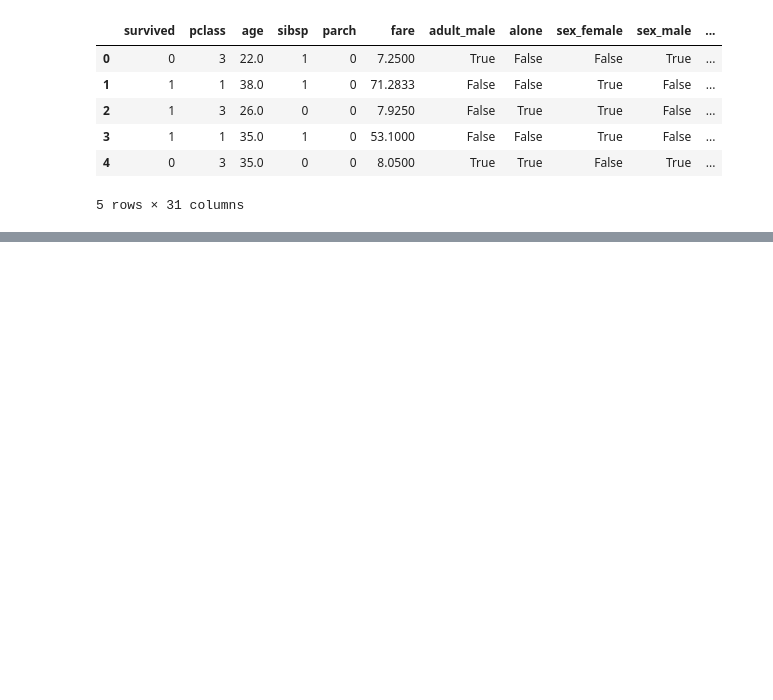
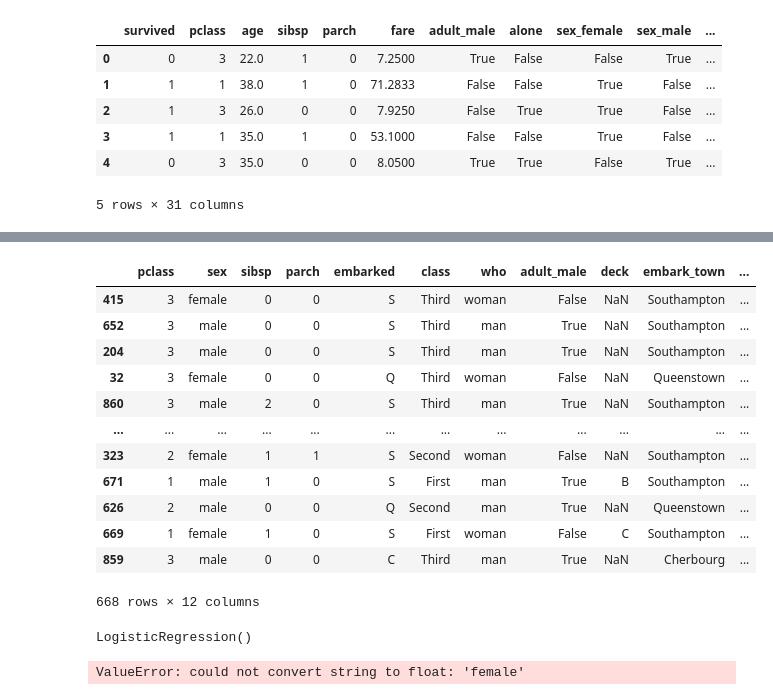
Before and after one commit to muhammadnadeemjahangir-beep/Machine-Learning, a Jupyter notebook: Machine_Leraning_Class.ipynb, the cells around one changed output, grey strips where cells are left out. Drawn from its saved outputs; the diff is of its cells as text; code cells hidden in the pictures; blank space fills up the shorter version.

```diff
--- a/Machine_Leraning_Class.ipynb
+++ b/Machine_Leraning_Class.ipynb
@@ -474,0 +500,16 @@ df.head()
+# %%
+x_train
+# %% [output]
+|  | pclass | sex | sibsp | parch | embarked | class | who | adult_male | deck | embark_town | ... |
+| 415 | 3 | female | 0 | 0 | S | Third | woman | False | NaN | Southampton | ... |
+| 652 | 3 | male | 0 | 0 | S | Third | man | True | NaN | Southampton | ... |
+| 204 | 3 | male | 0 | 0 | S | Third | man | True | NaN | Southampton | ... |
+| 32 | 3 | female | 0 | 0 | Q | Third | woman | False | NaN | Queenstown | ... |
+| 860 | 3 | male | 2 | 0 | S | Third | man | True | NaN | Southampton | ... |
+| ... | ... | ... | ... | ... | ... | ... | ... | ... | ... | ... | ... |
+| 323 | 2 | female | 1 | 1 | S | Second | woman | False | NaN | Southampton | ... |
+| 671 | 1 | male | 1 | 0 | S | First | man | True | B | Southampton | ... |
+| 626 | 2 | male | 0 | 0 | Q | Second | man | True | NaN | Queenstown | ... |
+| 669 | 1 | female | 1 | 0 | S | First | woman | False | C | Southampton | ... |
+| 859 | 3 | male | 0 | 0 | C | Third | man | True | NaN | Cherbourg | ... |
+668 rows × 12 columns
@@ -474,0 +520,4 @@ df.head()
+# %%
+model
+# %% [output]
+LogisticRegression()
@@ -474,0 +526,4 @@ df.head()
+# %%
+model.fit(x_train,y_train)
+# %% [output]
+ValueError: could not convert string to float: 'female'
```
Also changed, not shown: parts of 9 cells of this notebook.
